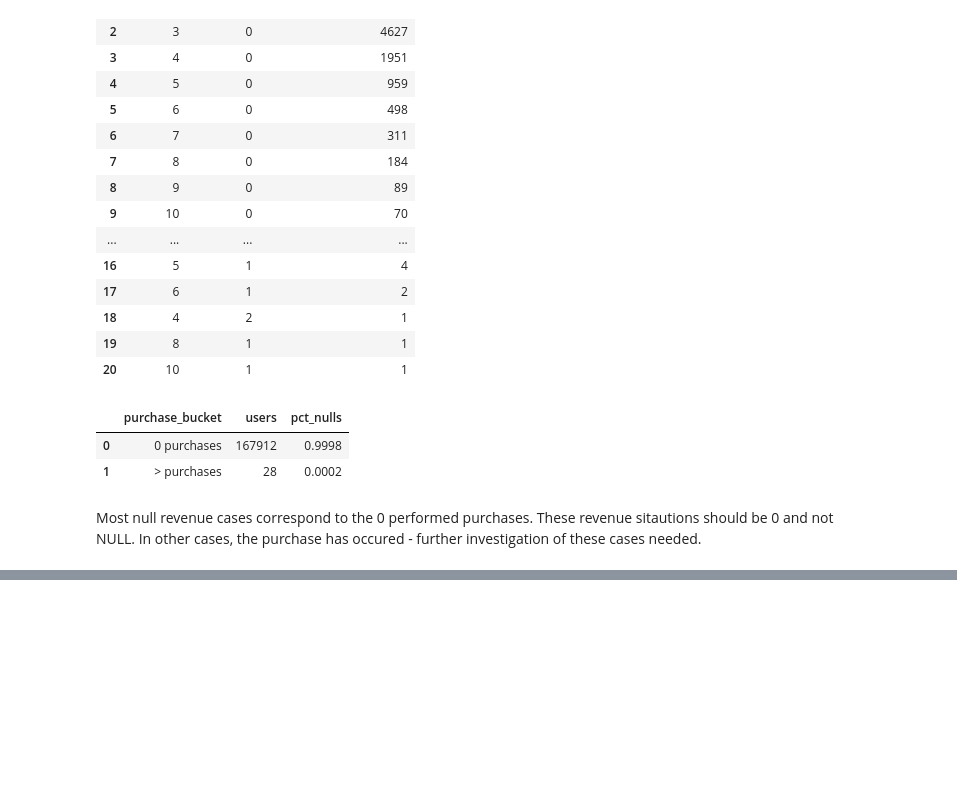
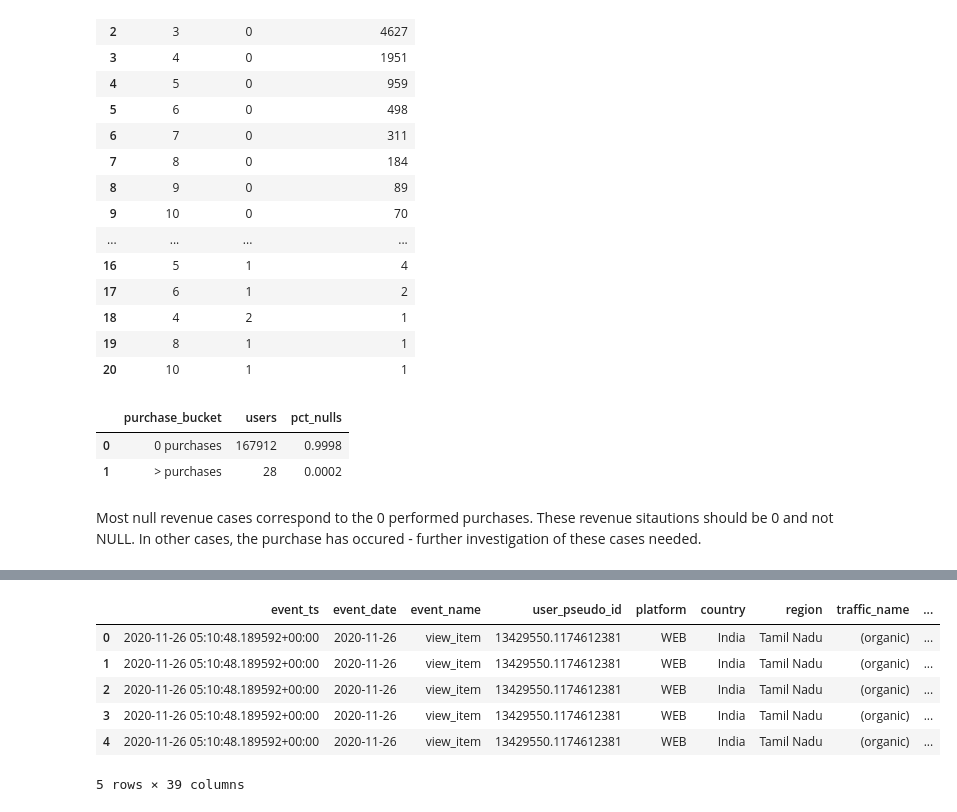
Before and after one commit to marinpet/onboarding_funnel_analysis, a Jupyter notebook: notebooks/04_data_quality_cohort_check.ipynb, the cells around one changed output, grey strips where cells are left out. Cells and saved outputs as stored; diff of their text form; code cells hidden in the pictures; blank space fills up the shorter version.

```diff
--- a/notebooks/04_data_quality_cohort_check.ipynb
+++ b/notebooks/04_data_quality_cohort_check.ipynb
@@ -106,0 +240,19 @@ Most null revenue cases correspond to the 0 performed purchases. These revenue s
+# %%
+# Explode the items column so each item in the list gets its own row
+items_df_exploded = items_df.explode('items').reset_index(drop=True)
+
+# Expand the dictionary in the 'items' column into separate columns
+items_expanded = items_df_exploded['items'].apply(pd.Series)
+
+# Join the expanded columns back to the exploded dataframe (excluding the original 'items' column)
+items_df_expanded = pd.concat([items_df_exploded.drop(columns=['items']), items_expanded], axis=1)
+
+items_df_expanded.head()
+# %% [output]
+|  | event_ts | event_date | event_name | user_pseudo_id | platform | country | region | traffic_name | ... |
+| 0 | 2020-11-26 05:10:48.189592+00:00 | 2020-11-26 | view_item | 13429550.1174612381 | WEB | India | Tamil Nadu | (organic) | ... |
+| 1 | 2020-11-26 05:10:48.189592+00:00 | 2020-11-26 | view_item | 13429550.1174612381 | WEB | India | Tamil Nadu | (organic) | ... |
+| 2 | 2020-11-26 05:10:48.189592+00:00 | 2020-11-26 | view_item | 13429550.1174612381 | WEB | India | Tamil Nadu | (organic) | ... |
+| 3 | 2020-11-26 05:10:48.189592+00:00 | 2020-11-26 | view_item | 13429550.1174612381 | WEB | India | Tamil Nadu | (organic) | ... |
+| 4 | 2020-11-26 05:10:48.189592+00:00 | 2020-11-26 | view_item | 13429550.1174612381 | WEB | India | Tamil Nadu | (organic) | ... |
+5 rows × 39 columns
```
Also changed, not shown: parts of 13 cells of this notebook.
